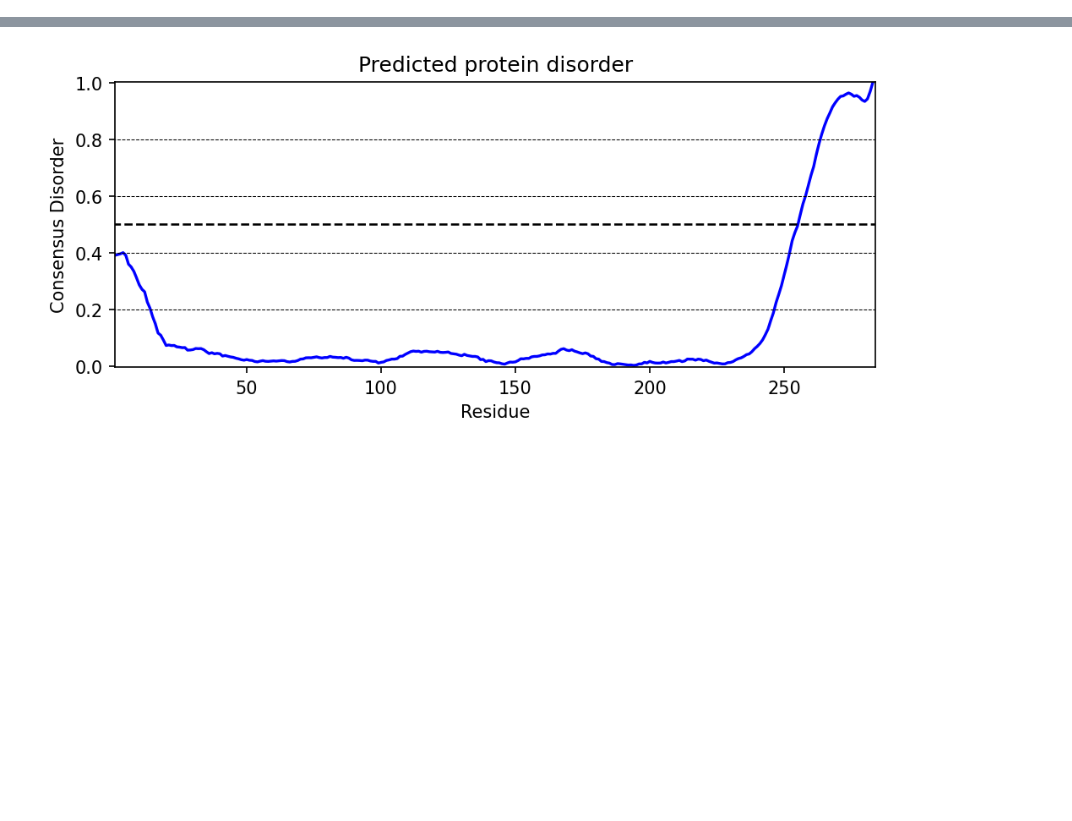
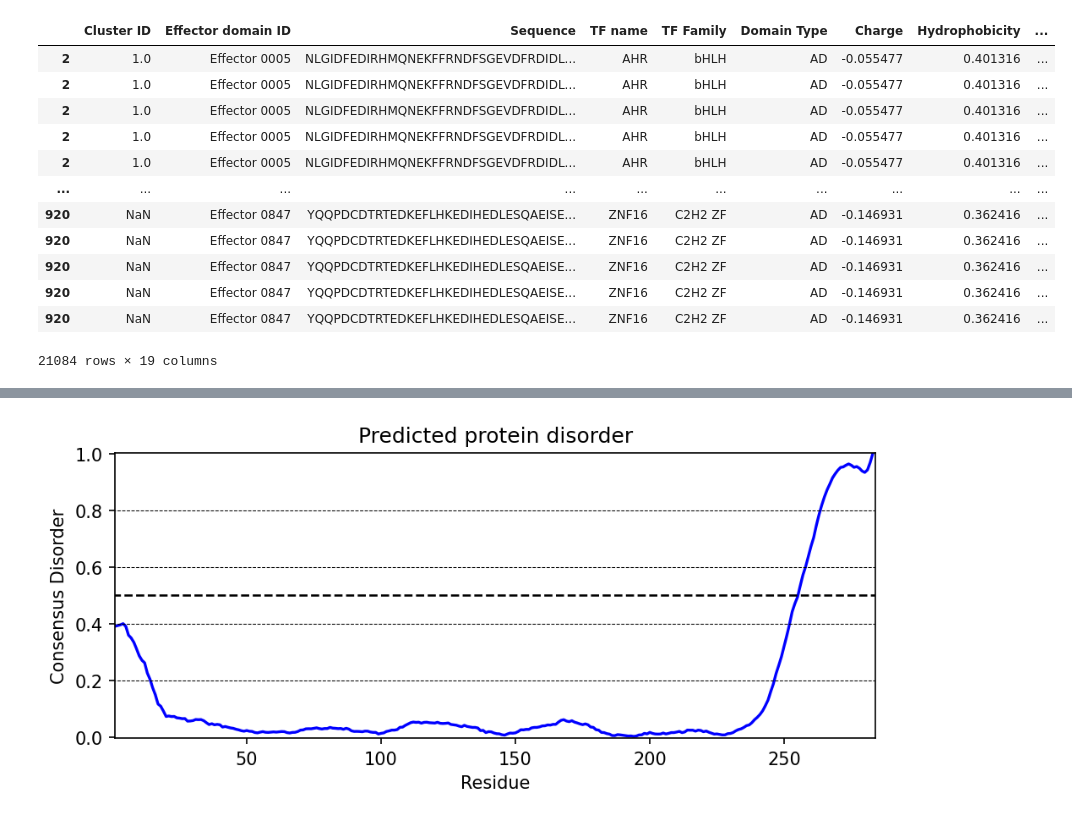
Before and after one commit to kinseylong/StallerRotation, a Jupyter notebook: finches_IDRs/finches_sequencecleaning.ipynb, the cells around one changed output, grey strips where cells are left out. Saved outputs shown, nothing was run; the diff lists cells and outputs as text; code cells hidden in the pictures; blank space fills up the shorter version.

```diff
--- a/finches_IDRs/finches_sequencecleaning.ipynb
+++ b/finches_IDRs/finches_sequencecleaning.ipynb
@@ -5,0 +25,20 @@ import metapredict
+# %%
+soto_cofactors = pd.read_csv("data/soto_ADs_clustered.csv")
+soto_cofactors = soto_cofactors[soto_cofactors["Domain Type"] != "RD"]
+soto_cofactors["Cofactor interactions with TF"] = soto_cofactors["Cofactor interactions with TF"].apply(lambda x: x.split(",") if isinstance(x, str) else x)
+soto_cofactors = soto_cofactors.explode("Cofactor interactions with TF")
+soto_cofactors
+# %% [output]
+|  | Cluster ID | Effector domain ID | Sequence | TF name | TF Family | Domain Type | Charge | Hydrophobicity | ... |
+| 2 | 1.0 | Effector 0005 | NLGIDFEDIRHMQNEKFFRNDFSGEVDFRDIDL... | AHR | bHLH | AD | -0.055477 | 0.401316 | ... |
+| 2 | 1.0 | Effector 0005 | NLGIDFEDIRHMQNEKFFRNDFSGEVDFRDIDL... | AHR | bHLH | AD | -0.055477 | 0.401316 | ... |
+| 2 | 1.0 | Effector 0005 | NLGIDFEDIRHMQNEKFFRNDFSGEVDFRDIDL... | AHR | bHLH | AD | -0.055477 | 0.401316 | ... |
+| 2 | 1.0 | Effector 0005 | NLGIDFEDIRHMQNEKFFRNDFSGEVDFRDIDL... | AHR | bHLH | AD | -0.055477 | 0.401316 | ... |
+| 2 | 1.0 | Effector 0005 | NLGIDFEDIRHMQNEKFFRNDFSGEVDFRDIDL... | AHR | bHLH | AD | -0.055477 | 0.401316 | ... |
+| ... | ... | ... | ... | ... | ... | ... | ... | ... | ... |
+| 920 | NaN | Effector 0847 | YQQPDCDTRTEDKEFLHKEDIHEDLESQAEISE... | ZNF16 | C2H2 ZF | AD | -0.146931 | 0.362416 | ... |
+| 920 | NaN | Effector 0847 | YQQPDCDTRTEDKEFLHKEDIHEDLESQAEISE... | ZNF16 | C2H2 ZF | AD | -0.146931 | 0.362416 | ... |
+| 920 | NaN | Effector 0847 | YQQPDCDTRTEDKEFLHKEDIHEDLESQAEISE... | ZNF16 | C2H2 ZF | AD | -0.146931 | 0.362416 | ... |
+| 920 | NaN | Effector 0847 | YQQPDCDTRTEDKEFLHKEDIHEDLESQAEISE... | ZNF16 | C2H2 ZF | AD | -0.146931 | 0.362416 | ... |
+| 920 | NaN | Effector 0847 | YQQPDCDTRTEDKEFLHKEDIHEDLESQAEISE... | ZNF16 | C2H2 ZF | AD | -0.146931 | 0.362416 | ... |
+21084 rows × 19 columns
```
Also changed, not shown: parts of 8 cells of this notebook, 6 other files.
